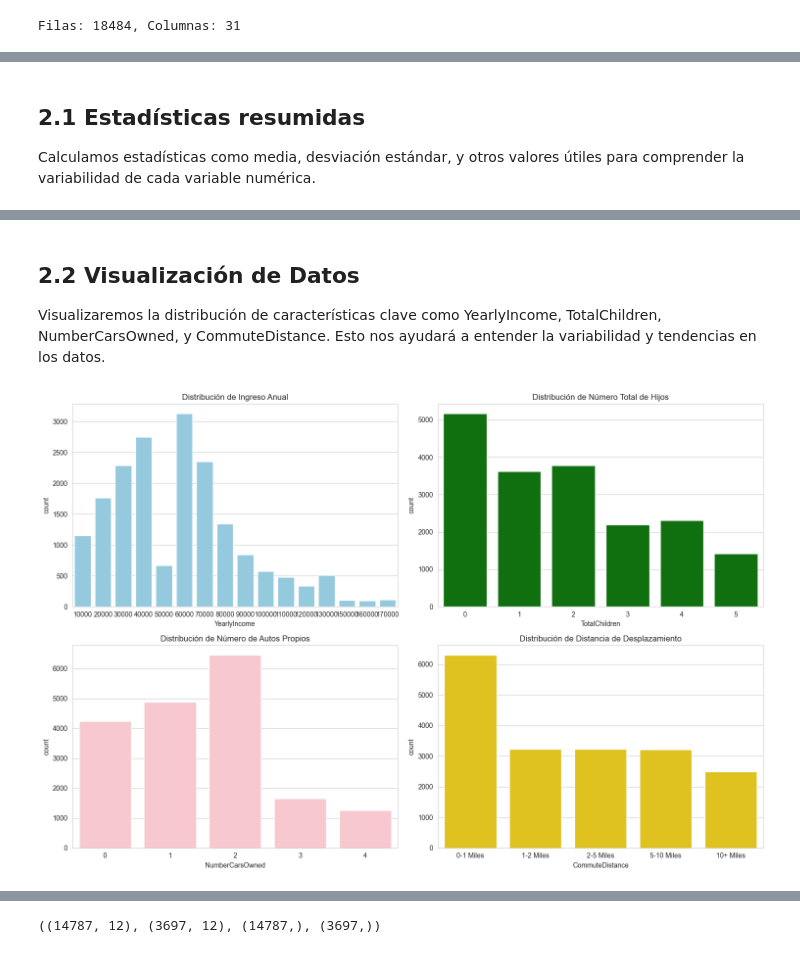
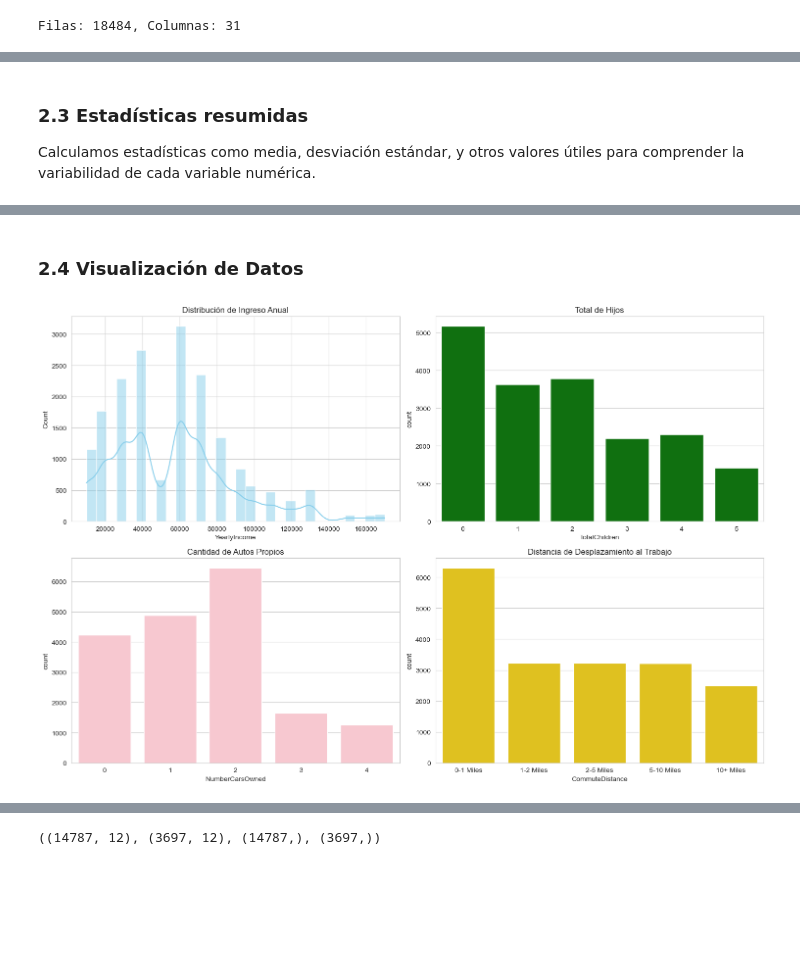
Before and after one commit to ReusJimenez/data-science-modeling-cases, a Jupyter notebook: clasificacion-bikebuyer/ml-clasificacion-bikebuyer.ipynb, the cells around one changed output, grey strips where cells are left out. Cells and saved outputs as stored; diff of their text form; code cells hidden in the pictures; blank space fills up the shorter version.

```diff
--- a/clasificacion-bikebuyer/ml-clasificacion-bikebuyer.ipynb
+++ b/clasificacion-bikebuyer/ml-clasificacion-bikebuyer.ipynb
@@ -27,7 +31,10 @@ df_bikebuyer = pd.read_excel("data-bikebuyer.xlsx")
 # %%
+# Cargar el conjunto de datos
+pd.options.display.max_columns = None
+df = pd.read_excel("data-bikebuyer.xlsx")
+
 # Ver las primeras filas del conjunto de datos
-pd.options.display.max_columns = None
-df_bikebuyer.head(5)
+df.head(5)
 # %% [output]
 |  | CustomerKey | GeographyKey | CustomerAlternateKey | Title | FirstName | MiddleName | LastName | NameStyle | ... |
 | 0 | 11000 | 26 | AW00011000 | NaN | Jon | V | Yang | 0 | ... |
@@ -70,4 +77,4 @@ En esta etapa, calcule estadísticas resumidas para obtener una visión general
 # %% [markdown]
-## 2.1 Estadísticas resumidas
+### 2.3 Estadísticas resumidas
 Calculamos estadísticas como media, desviación estándar, y otros valores útiles para comprender la variabilidad de cada variable numérica.
 # %%
@@ -84,38 +90,27 @@ summary_statistics
 | max | 29483.000000 | 654.000000 | 0.0 | 2001-06-25 00:00:00 | 170000.000000 | 5.000000 | 5.000000 | ... |
 | std | 5336.015523 | 196.531062 | 0.0 | NaN | 32285.841703 | 1.612408 | 1.522660 | ... |
 # %% [markdown]
-## 2.2 Visualización de Datos
-Visualizaremos la distribución de características clave como YearlyIncome, TotalChildren, NumberCarsOwned, y CommuteDistance. Esto nos ayudará a entender la variabilidad y tendencias en los datos.
+### 2.4 Visualización de Datos
 # %%
-# Configurando el estilo para los gráficos
+%matplotlib inline
 sns.set_style("whitegrid")
+fig, axes = plt.subplots(2, 2, figsize=(15, 10))
 
-# Inicializando la figura
-plt.figure(figsize=(15, 10))
+sns.histplot(ax=axes[0, 0], x='YearlyIncome', data=df, color='skyblue', bins=30, kde=True)
+axes[0, 0].set_title('Distribución de Ingreso Anual')
 
-# Gráfico de barras de 'YearlyIncome'
-plt.subplot(2, 2, 1)
-sns.countplot(x='YearlyIncome', data=df_bikebuyer, color='skyblue')
-plt.title('Distribución de Ingreso Anual')
+sns.countplot(ax=axes[0, 1], x='TotalChildren', data=df, color='green')
+axes[0, 1].set_title('Total de Hijos')
 
-# Gráfico de barras de 'TotalChildren'
-plt.subplot(2, 2, 2)
-sns.countplot(x='TotalChildren', data=df_bikebuyer, color='green')
-plt.title('Distribución de Número Total de Hijos')
+sns.countplot(ax=axes[1, 0], x='NumberCarsOwned', data=df, color='pink')
+axes[1, 0].set_title('Cantidad de Autos Propios')
 
-# Gráfico de barras de 'NumberCarsOwned'
-plt.subplot(2, 2, 3)
-sns.countplot(x='NumberCarsOwned', data=df_bikebuyer, color='pink')
-plt.title('Distribución de Número de Autos Propios')
+sns.countplot(ax=axes[1, 1], x='CommuteDistance', data=df, color='gold',
+            order=['0-1 Miles', '1-2 Miles', '2-5 Miles', '5-10 Miles', '10+ Miles'])
+axes[1, 1].set_title('Distancia de Desplazamiento al Trabajo')
 
-# Gráfico de barras de 'CommuteDistance'
-plt.subplot(2, 2, 4)
-sns.countplot(x='CommuteDistance', data=df_bikebuyer, color='gold', order=['0-1 Miles', '1-2 Miles', '2-5 Miles', '5-10 Miles', '10+ Miles'])
-plt.title('Distribución de Distancia de Desplazamiento')
-
-# Ajustando el diseño
 plt.tight_layout()
 plt.show()
 # %% [output]
-[figure, old version]
+[figure, new version]
 # %% [markdown]
```
Also changed, not shown: parts of 113 cells of this notebook.
